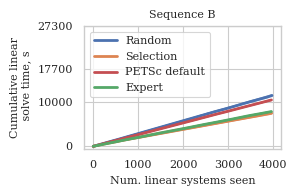
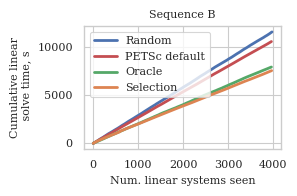
Code edit (unified diff) that turned the first committed figure into the second:
--- before
+++ after
@@ -8,5 +8,5 @@
     y = np.cumsum(y)
 
-    plt.plot(y, color="C0", alpha=0.4)
+    # plt.plot(y, color="C0", alpha=0.4)
 
     x_old = np.arange(y.size)
@@ -20,22 +20,8 @@
 resampled = []
 for seq_id in ALL_RUNS:
-    y = np.array(df_sim.real_solve_time[df_sim.seq_id == seq_id])
-    y = np.cumsum(y)
-    plt.plot(y, color="C1", alpha=0.4)
-
-    x_old = np.arange(y.size)
-    f = interp1d(x_old, y, kind="linear")
-    x_new = np.linspace(0, len(x_old) - 1, 4000, endpoint=True)
-    resampled.append(f(x_new))
-
-plt.plot(x_new, np.mean(resampled, axis=0), color="C1", linewidth=2, label='Selection', alpha=1)
-print('Mean run time solver_selection', np.mean(resampled, axis=0).max())
-
-resampled = []
-for seq_id in ALL_RUNS:
     y = np.array(df_sim_petsc_default.real_solve_time[df_sim_petsc_default.seq_id == seq_id])
     y = np.cumsum(y)
 
-    plt.plot(y, color="C3", alpha=0.4)
+    # plt.plot(y, color="C3", alpha=0.4)
 
     x_old = np.arange(y.size)
@@ -52,5 +38,5 @@
     y = np.cumsum(y)
 
-    plt.plot(y, color="C2", alpha=0.4)
+    # plt.plot(y, color="C2", alpha=0.4)
 
     x_old = np.arange(y.size)
@@ -59,9 +45,22 @@
     resampled.append(f(x_new))
 
-plt.plot(x_new, np.mean(resampled, axis=0), color="C2", linewidth=2, label='Expert', alpha=1)
+plt.plot(x_new, np.mean(resampled, axis=0), color="C2", linewidth=2, label='Oracle', alpha=1)
 print('Mean run time expert:', np.mean(resampled, axis=0).max())
 
-plt.yticks([0, 10000, 17700, 27300])
+resampled = []
+for seq_id in ALL_RUNS:
+    y = np.array(df_sim.real_solve_time[df_sim.seq_id == seq_id])
+    y = np.cumsum(y)
+    # plt.plot(y, color="C1", alpha=0.4)
 
+    x_old = np.arange(y.size)
+    f = interp1d(x_old, y, kind="linear")
+    x_new = np.linspace(0, len(x_old) - 1, 4000, endpoint=True)
+    resampled.append(f(x_new))
+
+plt.plot(x_new, np.mean(resampled, axis=0), color="C1", linewidth=2, label='Selection', alpha=1)
+print('Mean run time solver_selection', np.mean(resampled, axis=0).max())
+
+# plt.yticks([0, 10000, 17700, 27300])
 
 plt.ylabel('Cumulative linear\n solve time, s')

Commit: Changes in the notebooks